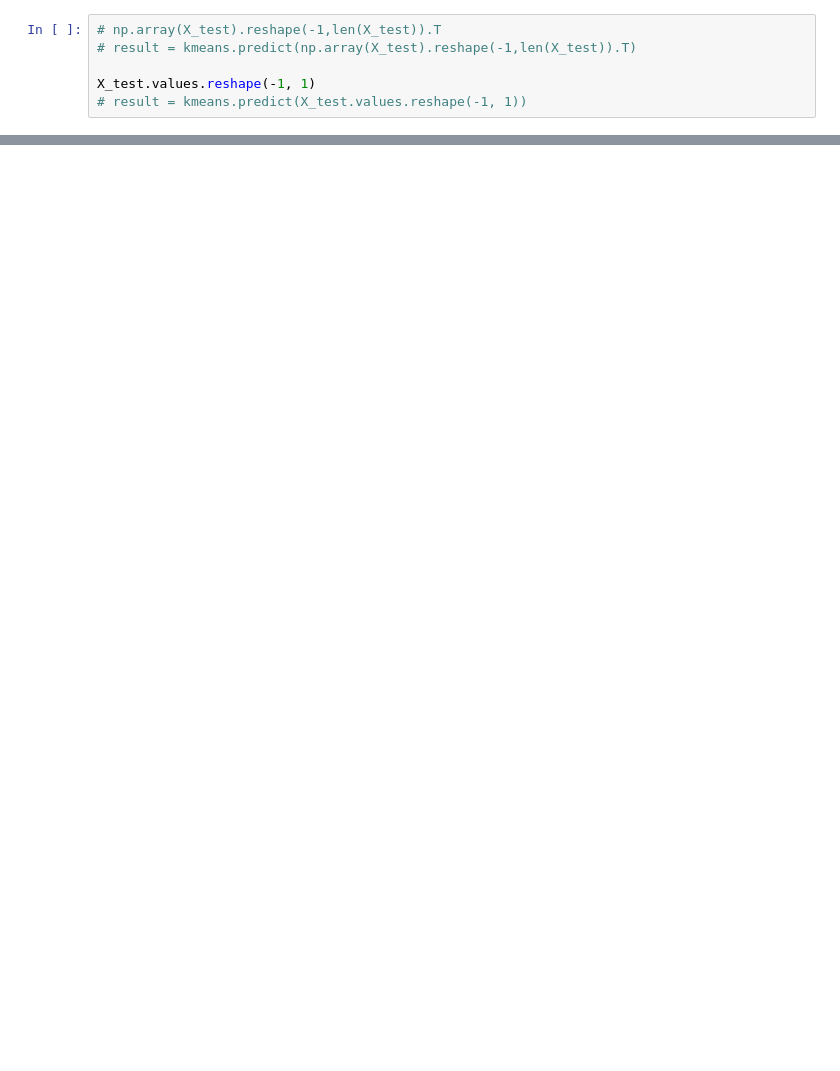
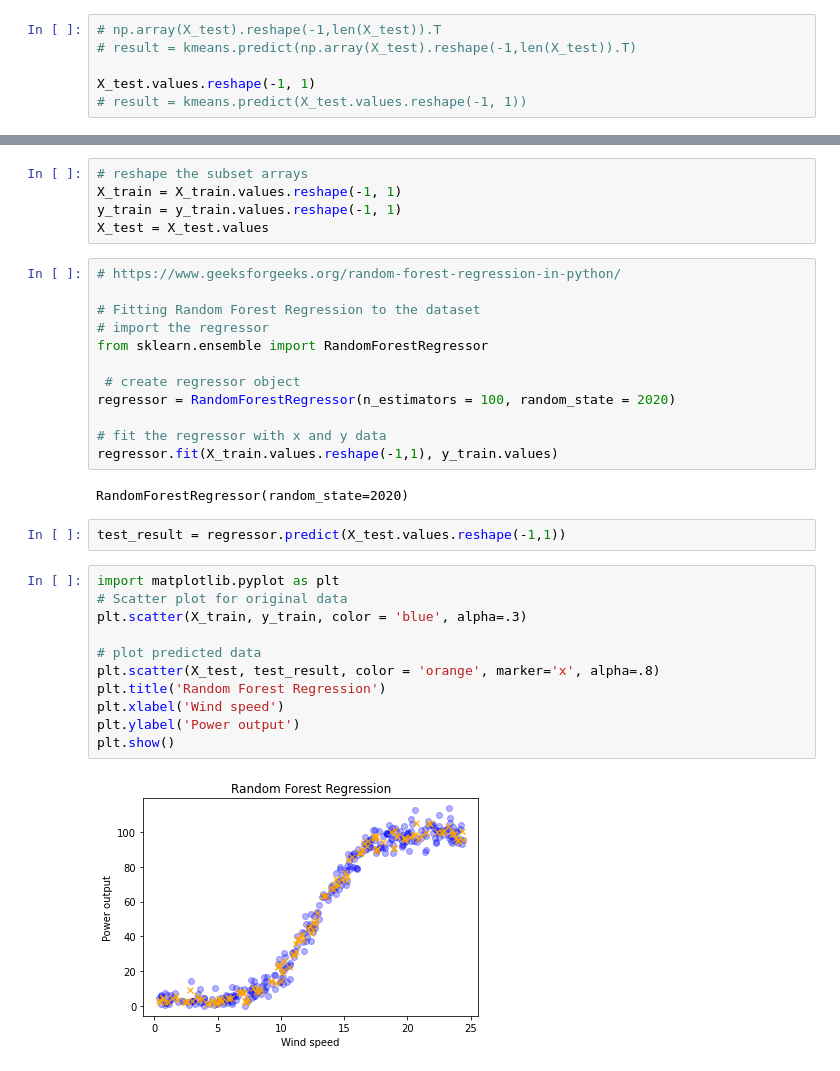
Before and after one commit to andkoc001/Machine-Learning-and-Statistics-Project, a Jupyter notebook: playground_for_trials.ipynb, the cells around one changed output, grey strips where cells are left out. Cells and saved outputs as stored; diff of their text form; blank space fills up the shorter version.

Commit message:
Random Forrest model added

```diff
--- a/playground_for_trials.ipynb
+++ b/playground_for_trials.ipynb
@@ -650,0 +643,34 @@ ValueError: Incorrect number of features. Got 1 features, expected 2.
+# %%
+# reshape the subset arrays
+X_train = X_train.values.reshape(-1, 1)
+y_train = y_train.values.reshape(-1, 1)
+X_test = X_test.values
+# %%
+# https://www.geeksforgeeks.org/random-forest-regression-in-python/
+
+# Fitting Random Forest Regression to the dataset
+# import the regressor
+from sklearn.ensemble import RandomForestRegressor
+
+ # create regressor object
+regressor = RandomForestRegressor(n_estimators = 100, random_state = 2020)
+
+# fit the regressor with x and y data
+regressor.fit(X_train.values.reshape(-1,1), y_train.values)
+# %% [output]
+RandomForestRegressor(random_state=2020)
+# %%
+test_result = regressor.predict(X_test.values.reshape(-1,1))
+# %%
+import matplotlib.pyplot as plt
+# Scatter plot for original data
+plt.scatter(X_train, y_train, color = 'blue', alpha=.3)
+
+# plot predicted data
+plt.scatter(X_test, test_result, color = 'orange', marker='x', alpha=.8)
+plt.title('Random Forest Regression')
+plt.xlabel('Wind speed')
+plt.ylabel('Power output')
+plt.show()
+# %% [output]
+[figure, added]
```
Also changed, not shown: parts of 9 cells of this notebook, 2 other files.
